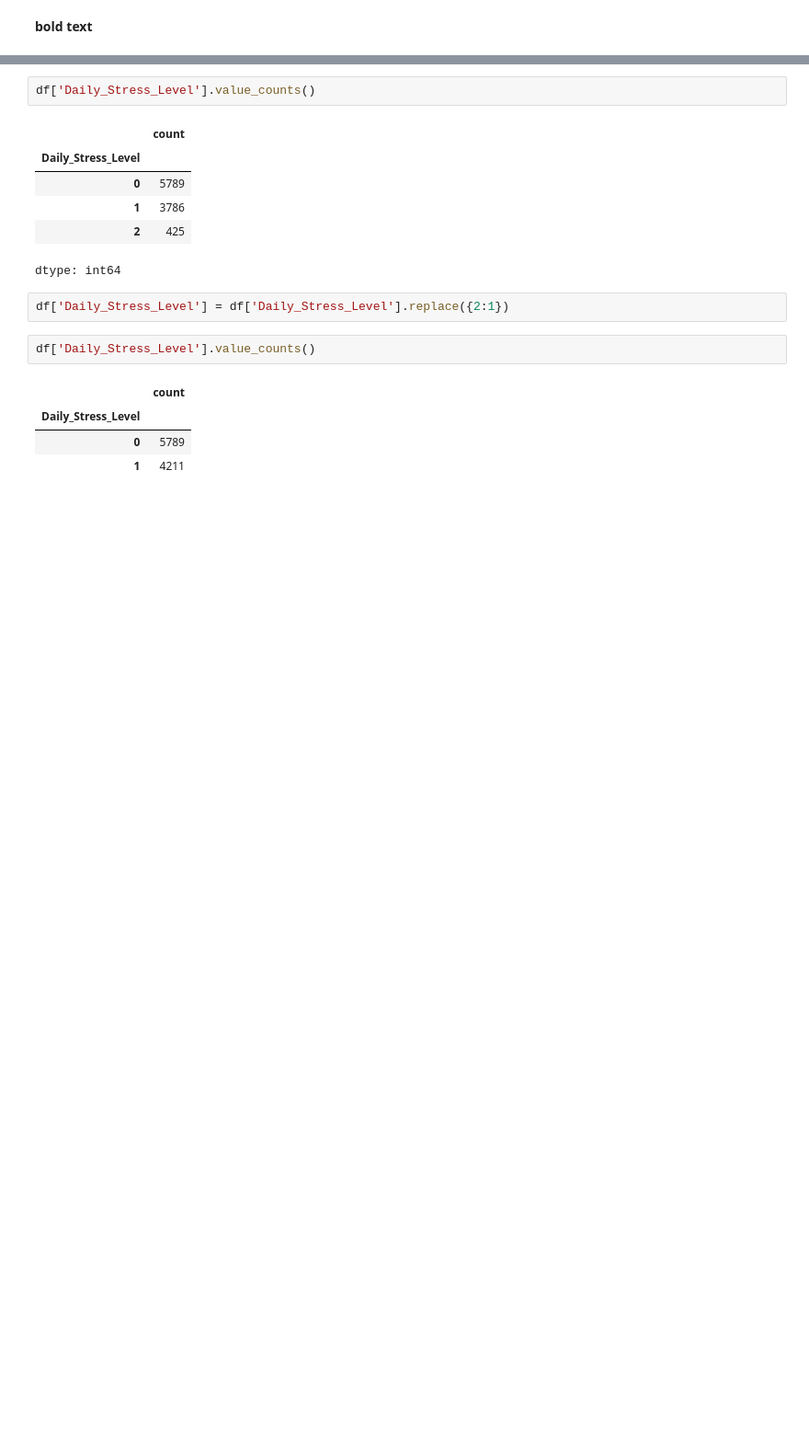
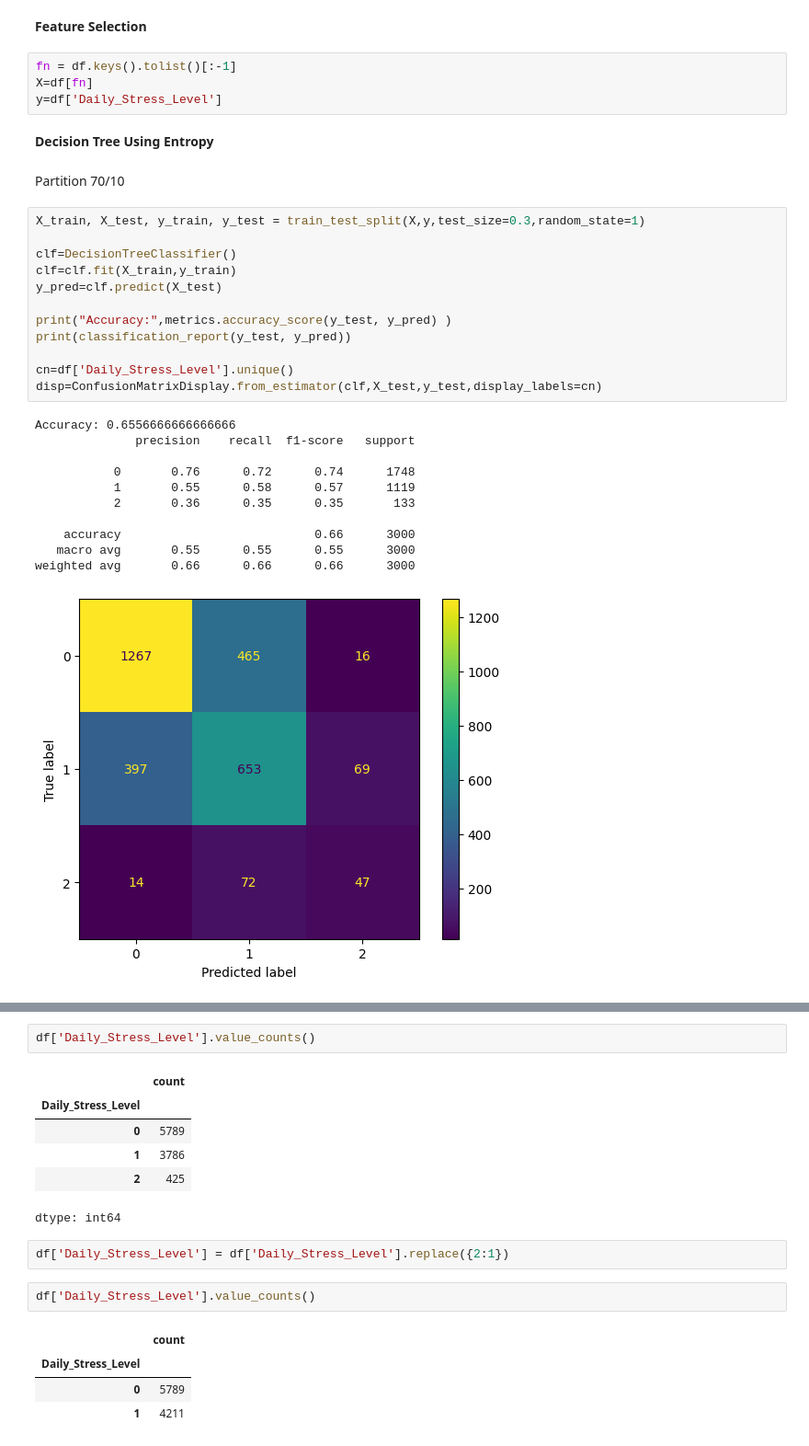
Before and after one commit to hend-22/-IT326-Project, a Jupyter notebook: Reports/Phase3.ipynb, the cells around one changed output, grey strips where cells are left out. Shown at 92% size. Cells and saved outputs as stored; diff of their text form; blank space fills up the shorter version.

```diff
--- a/Reports/Phase3.ipynb
+++ b/Reports/Phase3.ipynb
@@ -28,2 +26,34 @@ df.head()
-# %% [markdown]
-**bold text**
+# %% [markdown]
+**Feature Selection**
+# %%
+fn = df.keys().tolist()[:-1]
+X=df[fn]
+y=df['Daily_Stress_Level']
+# %% [markdown]
+**Decision Tree Using Entropy**
+# %% [markdown]
+Partition 70/10
+# %%
+X_train, X_test, y_train, y_test = train_test_split(X,y,test_size=0.3,random_state=1)
+
+clf=DecisionTreeClassifier()
+clf=clf.fit(X_train,y_train)
+y_pred=clf.predict(X_test)
+
+print("Accuracy:",metrics.accuracy_score(y_test, y_pred) )
+print(classification_report(y_test, y_pred))
+
+cn=df['Daily_Stress_Level'].unique()
+disp=ConfusionMatrixDisplay.from_estimator(clf,X_test,y_test,display_labels=cn)
+# %% [output]
+Accuracy: 0.6556666666666666
+              precision    recall  f1-score   support
+
+           0       0.76      0.72      0.74      1748
+           1       0.55      0.58      0.57      1119
+           2       0.36      0.35      0.35       133
+
+    accuracy                           0.66      3000
+   macro avg       0.55      0.55      0.55      3000
+weighted avg       0.66      0.66      0.66      3000
+[figure, added]
```
Also changed, not shown: parts of 21 cells of this notebook.
